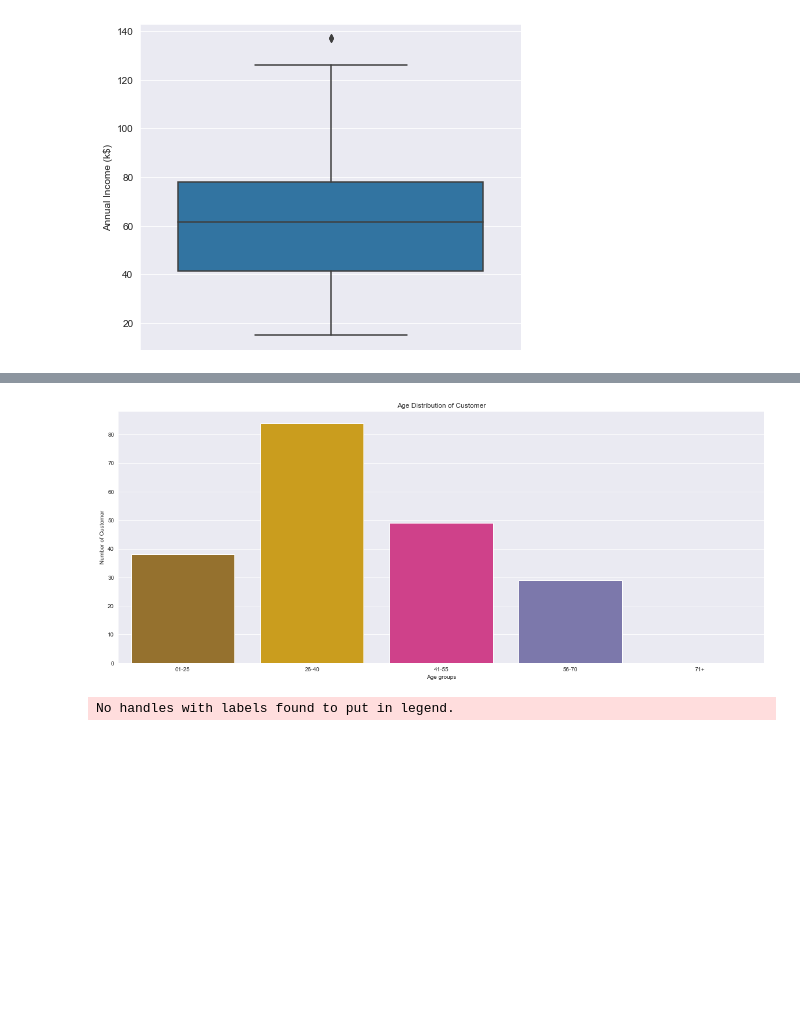
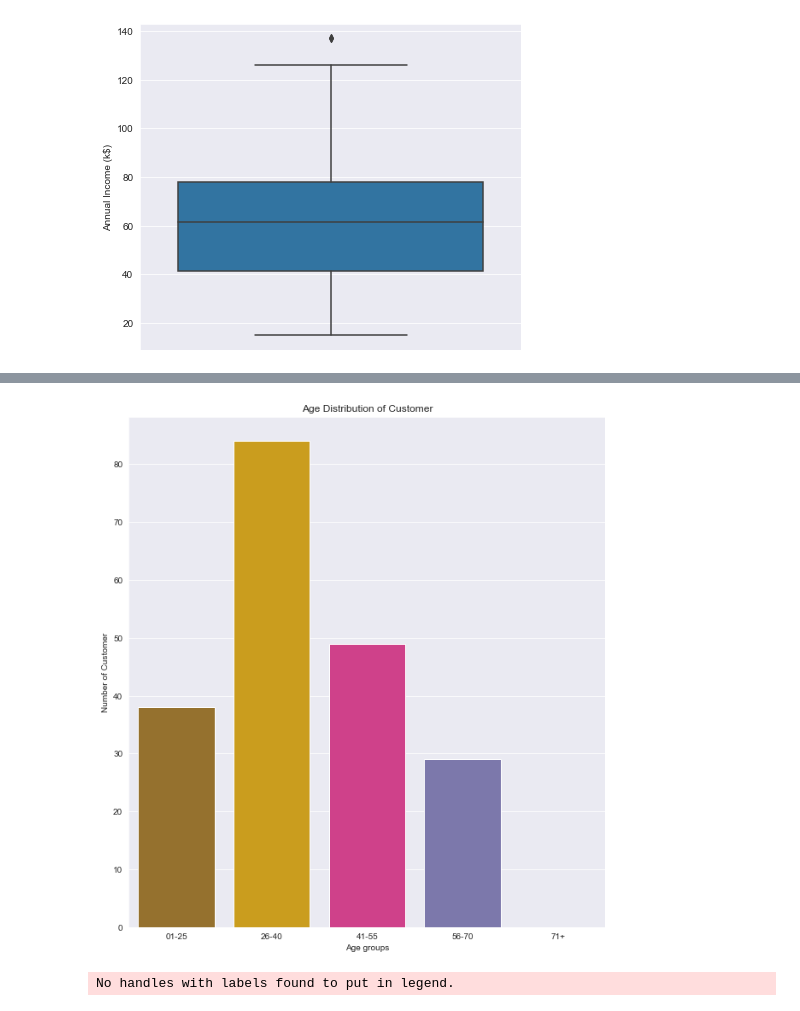
Before and after one commit to adarshkumar8225/clustering, a Jupyter notebook: clustering.ipynb, the cells around one changed output, grey strips where cells are left out. Saved outputs shown, nothing was run; the diff lists cells and outputs as text; code cells hidden in the pictures; blank space fills up the shorter version.

```diff
--- a/clustering.ipynb
+++ b/clustering.ipynb
@@ -62,21 +62,21 @@ plt.show()
 # %%
 age01_25 = df.Age[(df.Age <= 25) & (df.Age >= 1)]
 age26_40 = df.Age[(df.Age <= 40) & (df.Age >= 26)]
 age41_55 = df.Age[(df.Age <= 55) & (df.Age >= 41)]
 age56_70 = df.Age[(df.Age <= 70) & (df.Age >= 56)]
 age71above = df.Age[df.Age >= 71]
 
 x = ["01-25","26-40","41-55","56-70","71+"]
 y = [len(age01_25.values),len(age26_40.values),len(age41_55.values),len(age56_70.values),len(age71above.values)]
 
-plt.figure(figsize=(20,8))
+plt.figure(figsize=(10,11))
 sns.barplot(x=x, y=y, palette="Dark2_r")
 plt.title("Age Distribution of Customer")
 plt.xlabel("Age groups")
 plt.ylabel("Number of Customer")
 plt.show()
 # %% [output]
-[figure, old version]
+[figure, new version]
 # %%
 from sklearn.cluster import KMeans
 wcss = []
```
Also changed, not shown: parts of 3 cells of this notebook.
